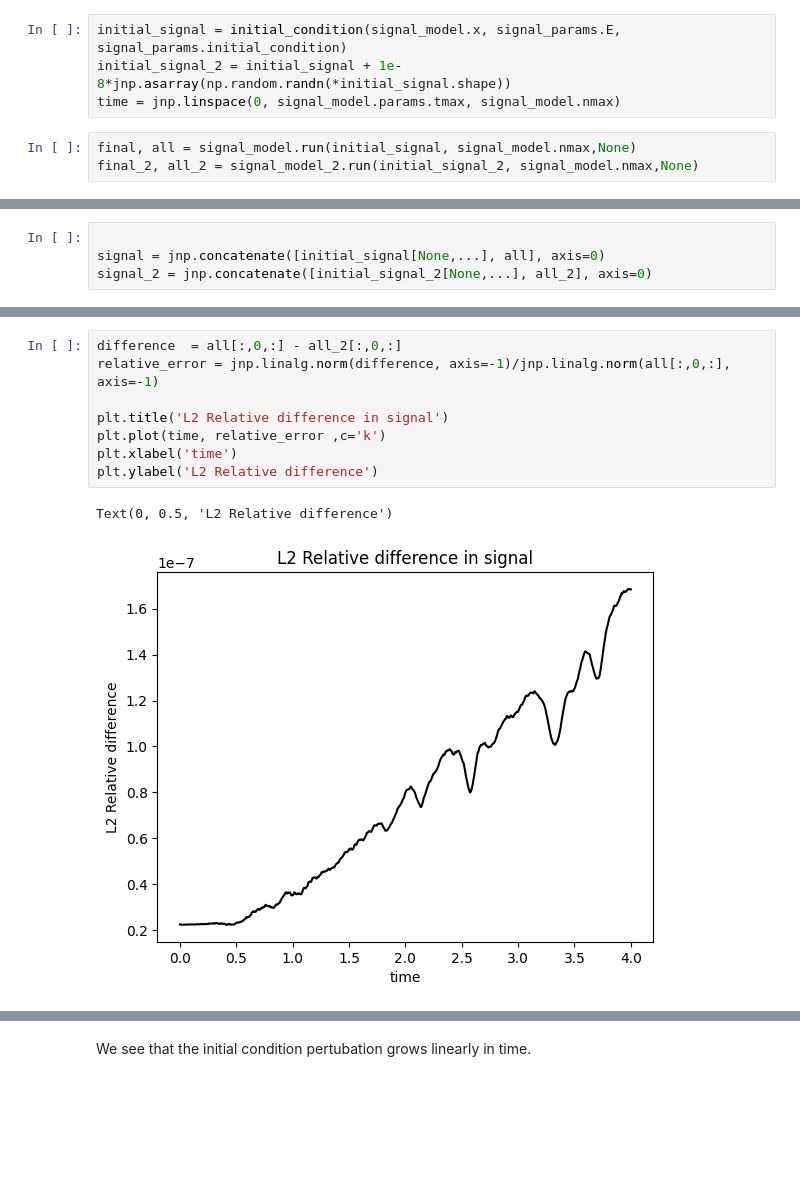
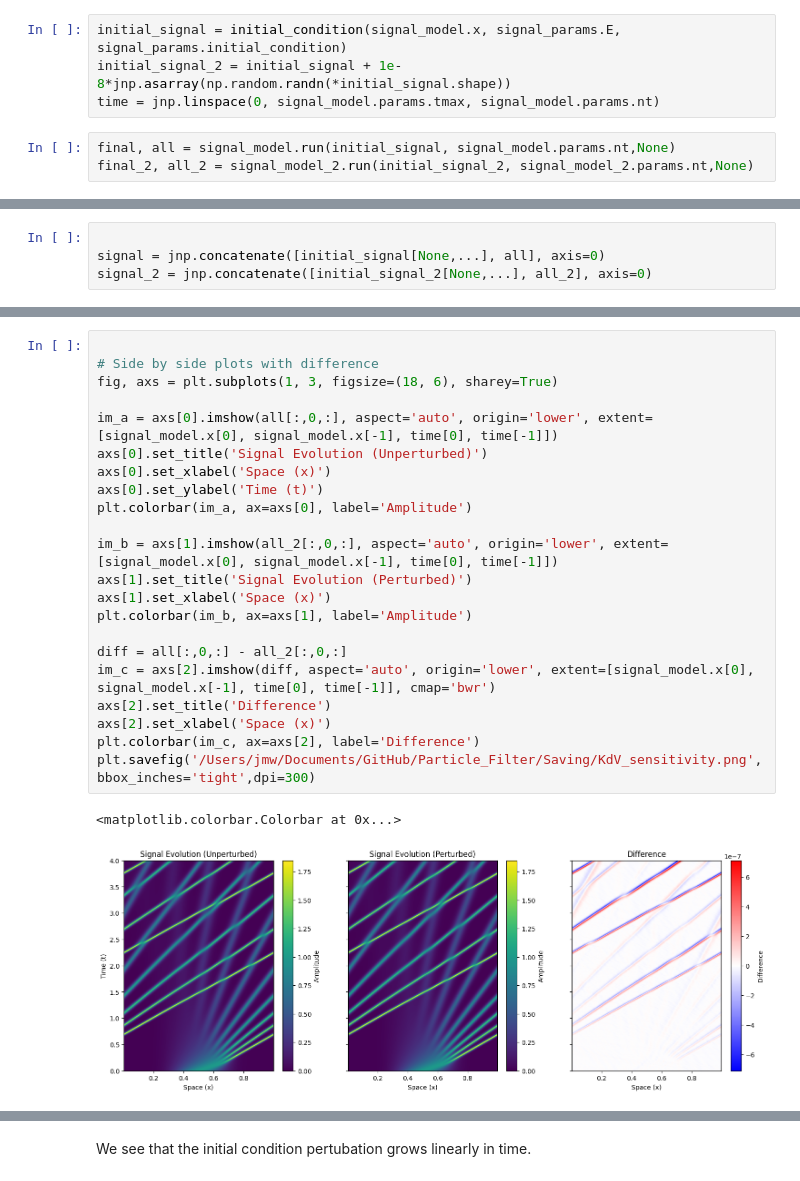
Before and after one commit to jameswoodfield/Particle_Filter, a Jupyter notebook: Example_2_KdV_perturbed.ipynb, the cells around one changed output, grey strips where cells are left out. Cells and saved outputs as stored; diff of their text form; blank space fills up the shorter version.

```diff
--- a/Example_2_KdV_perturbed.ipynb
+++ b/Example_2_KdV_perturbed.ipynb
@@ -49,10 +51,10 @@ Now we specify the models, by calling the class.
 # %%
 initial_signal = initial_condition(signal_model.x, signal_params.E, signal_params.initial_condition)
 initial_signal_2 = initial_signal + 1e-8*jnp.asarray(np.random.randn(*initial_signal.shape))
-time = jnp.linspace(0, signal_model.params.tmax, signal_model.nmax)
+time = jnp.linspace(0, signal_model.params.tmax, signal_model.params.nt)
 # %%
-final, all = signal_model.run(initial_signal, signal_model.nmax,None)
-final_2, all_2 = signal_model_2.run(initial_signal_2, signal_model.nmax,None)
+final, all = signal_model.run(initial_signal, signal_model.params.nt,None)
+final_2, all_2 = signal_model_2.run(initial_signal_2, signal_model_2.params.nt,None)
 # %% [markdown]
 Put in the initial condition.
 # %%
@@ -85,11 +75,25 @@ plt.show()
-# %%
-difference  = all[:,0,:] - all_2[:,0,:]
-relative_error = jnp.linalg.norm(difference, axis=-1)/jnp.linalg.norm(all[:,0,:], axis=-1)
-
-plt.title('L2 Relative difference in signal')
-plt.plot(time, relative_error ,c='k')
-plt.xlabel('time')
-plt.ylabel('L2 Relative difference')
-# %% [output]
-Text(0, 0.5, 'L2 Relative difference')
-[figure, removed]
+# %%
+
+# Side by side plots with difference
+fig, axs = plt.subplots(1, 3, figsize=(18, 6), sharey=True)
+
+im_a = axs[0].imshow(all[:,0,:], aspect='auto', origin='lower', extent=[signal_model.x[0], signal_model.x[-1], time[0], time[-1]])
+axs[0].set_title('Signal Evolution (Unperturbed)')
+axs[0].set_xlabel('Space (x)')
+axs[0].set_ylabel('Time (t)')
+plt.colorbar(im_a, ax=axs[0], label='Amplitude')
+
+im_b = axs[1].imshow(all_2[:,0,:], aspect='auto', origin='lower', extent=[signal_model.x[0], signal_model.x[-1], time[0], time[-1]])
+axs[1].set_title('Signal Evolution (Perturbed)')
+axs[1].set_xlabel('Space (x)')
+plt.colorbar(im_b, ax=axs[1], label='Amplitude')
+
+diff = all[:,0,:] - all_2[:,0,:]
+im_c = axs[2].imshow(diff, aspect='auto', origin='lower', extent=[signal_model.x[0], signal_model.x[-1], time[0], time[-1]], cmap='bwr')
+axs[2].set_title('Difference')
+axs[2].set_xlabel('Space (x)')
+plt.colorbar(im_c, ax=axs[2], label='Difference')
+plt.savefig('/Users/jmw/Documents/GitHub/Particle_Filter/Saving/KdV_sensitivity.png',bbox_inches='tight',dpi=300)
+# %% [output]
+<matplotlib.colorbar.Colorbar at 0x...>
+[figure, added]
```
Also changed, not shown: parts of 6 cells of this notebook, 11 other files.
